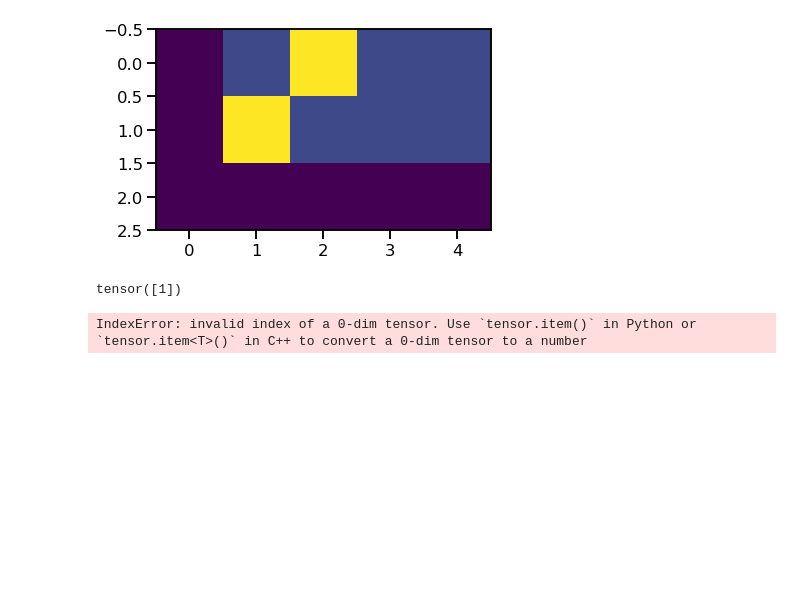
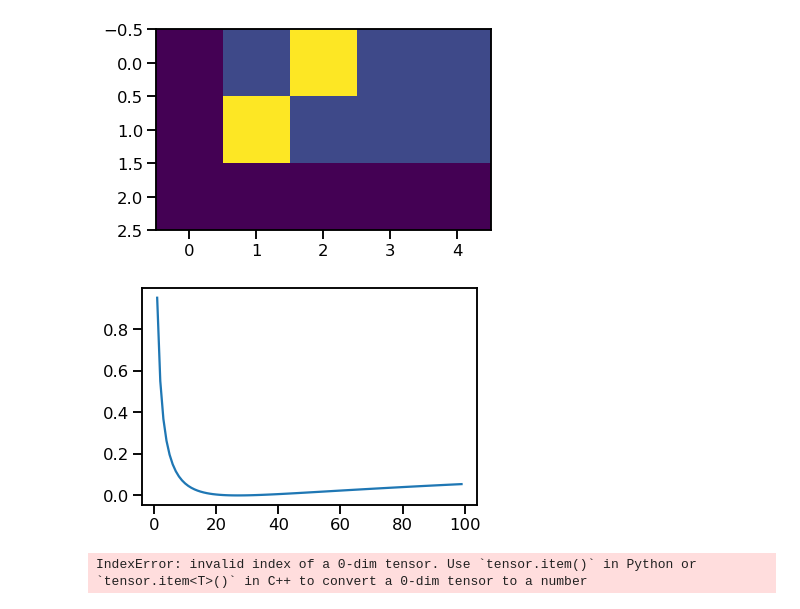
Before and after one commit to zesameri/pytorch-tutorial, a Jupyter notebook: attention.ipynb, the cells around one changed output. Drawn from its saved outputs; the diff is of its cells as text; code cells hidden in the pictures; blank space fills up the shorter version.

```diff
--- a/attention.ipynb
+++ b/attention.ipynb
@@ -405,21 +405,18 @@ None
 # %%
 crit = LabelSmoothing(5, 0, 0.1)
 def loss(x):
     d = x + 3 * 1
     predict = torch.FloatTensor([[0, x / d, 1 / d, 1 / d, 1 / d],
                                  ])
     #print(predict)
     predict_log = Variable(predict.log())
     long_tensor = Variable(torch.LongTensor([1]))
-    print(long_tensor)
-
     fin = crit(predict_log, long_tensor)
 
-    return fin.data[0]
+    return fin
 
 
 plt.plot(np.arange(1, 100), [loss(x) for x in range(1, 100)])
 None
 # %% [output]
-tensor([1])
-IndexError: invalid index of a 0-dim tensor. Use `tensor.item()` in Python or `tensor.item<T>()` in C++ to convert a 0-dim tensor to a number
+[figure, added]
@@ -425,0 +449,17 @@ IndexError: invalid index of a 0-dim tensor. Use `tensor.item()` in Python or `t
+# %%
+# Train the simple copy task.
+V = 11
+criterion = LabelSmoothing(size=V, padding_idx=0, smoothing=0.0)
+model = make_model(V, V, N=2)
+model_opt = NoamOpt(model.src_embed[0].d_model, 1, 400,
+        torch.optim.Adam(model.parameters(), lr=0, betas=(0.9, 0.98), eps=1e-9))
+
+for epoch in range(10):
+    model.train()
+    run_epoch(data_gen(V, 30, 20), model,
+              SimpleLossCompute(model.generator, criterion, model_opt))
+    model.eval()
+    print(run_epoch(data_gen(V, 30, 5), model,
+                    SimpleLossCompute(model.generator, criterion, None)))
+# %% [output]
+IndexError: invalid index of a 0-dim tensor. Use `tensor.item()` in Python or `tensor.item<T>()` in C++ to convert a 0-dim tensor to a number
```
Also changed, not shown: parts of 2 cells of this notebook.
